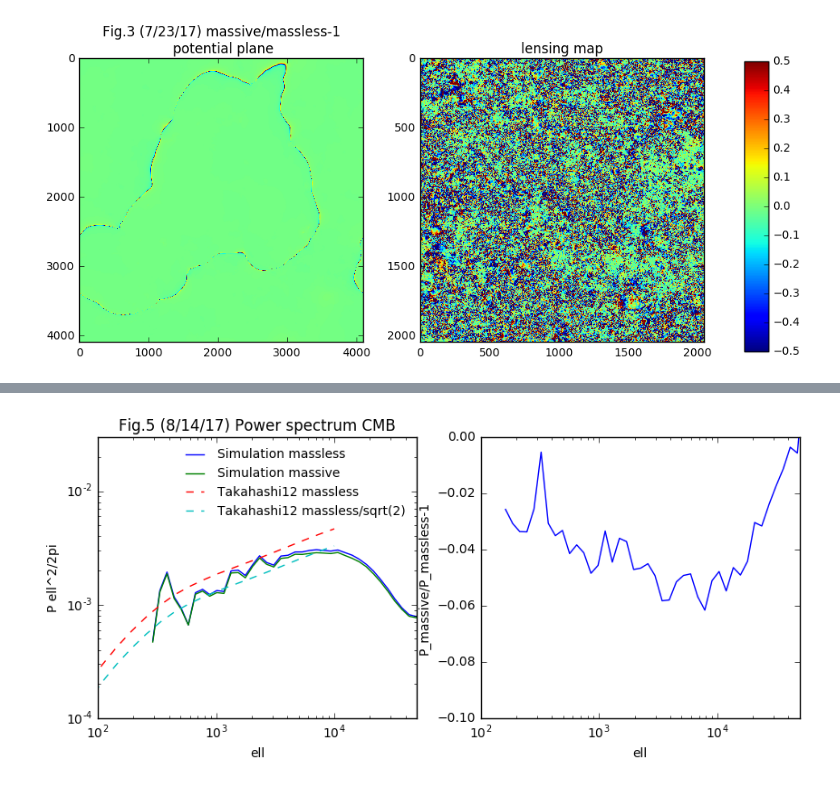
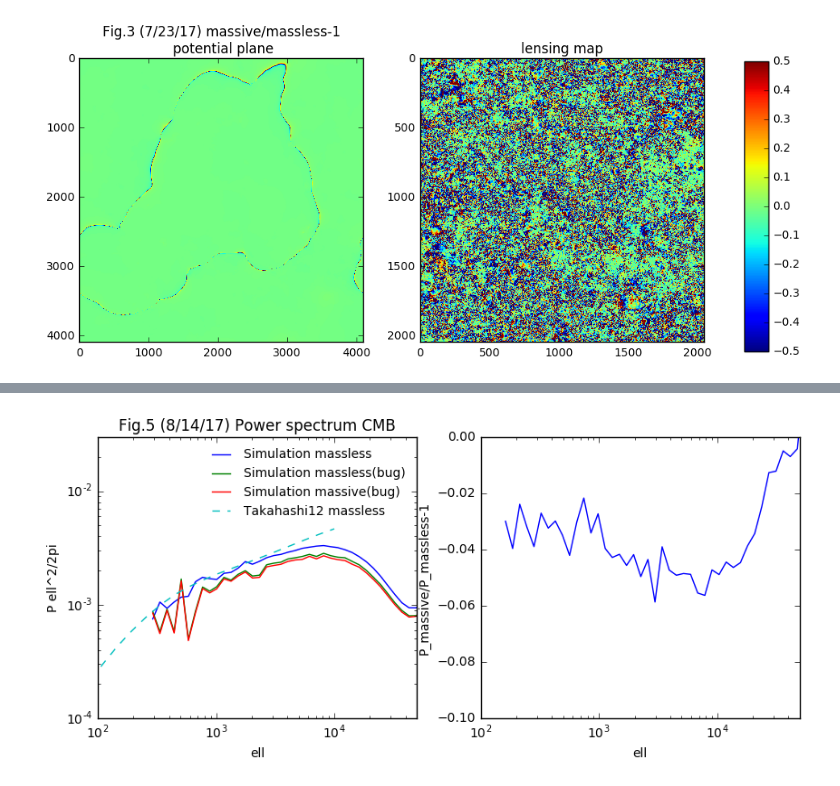
Before and after one commit to liuxx479/neutrino-batch, a Jupyter notebook: plot-maps.ipynb, the cells around one changed output, grey strips where cells are left out. Drawn from its saved outputs; the diff is of its cells as text; code cells hidden in the pictures.

```diff
--- a/plot-maps.ipynb
+++ b/plot-maps.ipynb
@@ -78,3 +78,8 @@ ell, ps1_z1 = WLanalysis.PowerSpectrum(conv_massive_z1, sizedeg = 6.3**2)
 ell0_As, ps0_As = genfromtxt('/Users/jia/Desktop/nicaea_2.7/Demo/P_kappa_fidumassless_As').T
 ell0_s8, ps0_s8 = genfromtxt('/Users/jia/Desktop/nicaea_2.7/Demo/P_kappa_fidumassless_s8').T
 ell0_s8_linear, ps0_s8_linear = genfromtxt('/Users/jia/Desktop/nicaea_2.7/Demo/P_kappa_massless_s8_linear').T
+# %%
+def ps_gen (fn,sizedeg=6.3**2):
+    ikappamap = fits.open(fn)[0].data
+    ell, ps = WLanalysis.PowerSpectrum(ikappamap, sizedeg = sizedeg)
+    return ell, ps
@@ -108,33 +122,41 @@ show()
 # %%
-conv_massive_z1100 = fits.open('sample_maps/mnv0.10000_om0.30000_As2.1000/WLconv_z1100.00_0999r.fits')[0].data
-conv_massles_z1100 = fits.open('sample_maps/mnv0.00000_om0.30000_As2.1000/WLconv_z1100.00_0999r.fits')[0].data
+conv_massive_z1100 = fits.open('sample_maps/mnv0.10000_om0.30000_As2.1000/WLconv_z1100.00_0001r.fits')[0].data
+conv_massles_z1100 = fits.open('sample_maps/mnv0.00000_om0.30000_As2.1000/WLconv_z1100.00_0001r.fits')[0].data
 
 ell1100, ps0_z1100 = WLanalysis.PowerSpectrum(conv_massles_z1100, sizedeg = 3.5**2)
 ell1100, ps1_z1100 = WLanalysis.PowerSpectrum(conv_massive_z1100, sizedeg = 3.5**2)
 ell0_s8cmb, ps0_s8cmb = genfromtxt('/Users/jia/Desktop/nicaea_2.7/Demo/P_kappa_1100').T
+# %%
+out1100 = array([ps_gen('sample_maps/mnv0.00000_om0.30000_As2.1000/WLconv_z1100.00_000%ir.fits'%(i),sizedeg=3.5**2)
+                 for i in range(1,10)])
+
+ell0_avg_z1100, ps0_avg_z1100 = mean(out1100, axis=0)
 # %%
 f=figure(figsize=(10,4))
 ax1=f.add_subplot(121)
 ax2=f.add_subplot(122)
-ax1.loglog(ell1100, ps0_z1100,label='Simulation massless')
-ax1.loglog(ell1100, ps1_z1100,label='Simulation massive')
+
+ax1.loglog(ell0_avg_z1100, ps0_avg_z1100,label='Simulation massless')
+
+ax1.loglog(ell1100, ps0_z1100,label='Simulation massless(bug)')
+ax1.loglog(ell1100, ps1_z1100,label='Simulation massive(bug)')
 ax1.loglog(ell0_s8cmb, ps0_s8cmb,'--',label='Takahashi12 massless')
-ax1.loglog(ell0_s8cmb, ps0_s8cmb/sqrt(2.0),'--',label='Takahashi12 massless/sqrt(2)')
+#ax1.loglog(ell0_s8cmb, ps0_s8cmb*0.85,'--',label='Takahashi12 massless*0.85')
 
 ax1.set_xlabel('ell')
 ax1.set_ylabel('P ell^2/2pi')
 ax1.set_xlim(1e2, 5e4)
 ax1.set_ylim(1e-4, 3e-2)
 ax1.legend(loc=0,frameon=0,fontsize=10)
 ax1.set_title('Fig.5 (8/14/17) Power spectrum CMB')
 
 ax2.plot(ell, ps1_z1100/ps0_z1100-1)
 ax2.set_xscale('log')
 ax2.set_xlim(1e2, 5e4)
 ax2.set_ylim(-.1,0)
 ax2.set_xlabel('ell')
 ax2.set_ylabel('P_massive/P_massless-1')
 
 show()
 # %% [output]
-[figure, old version]
+[figure, new version]
```
Also changed, not shown: parts of 5 cells of this notebook.
